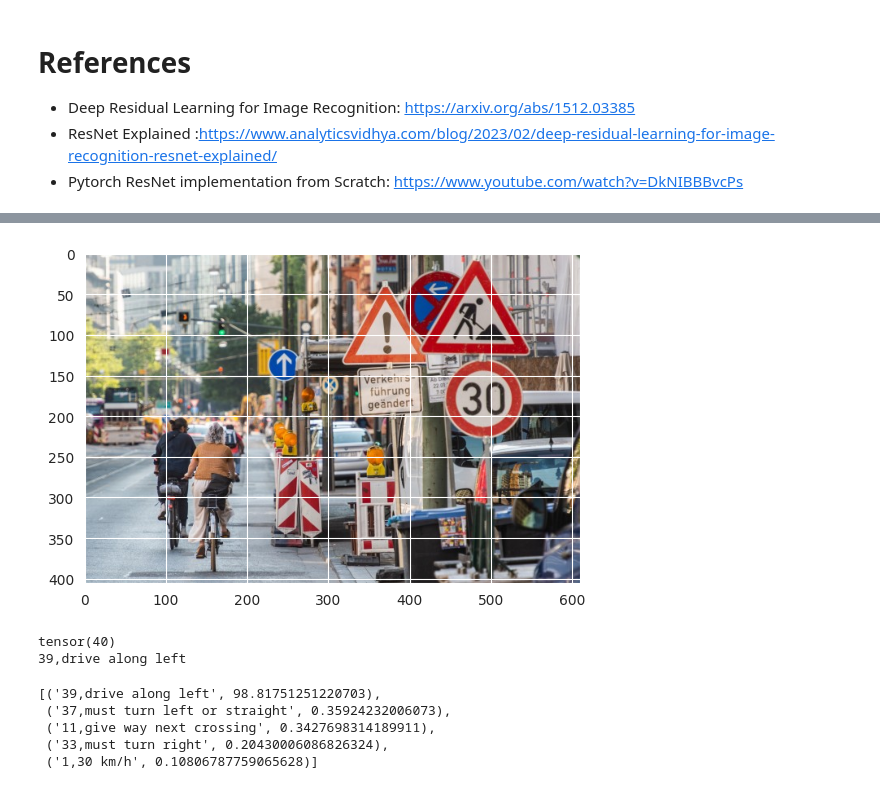
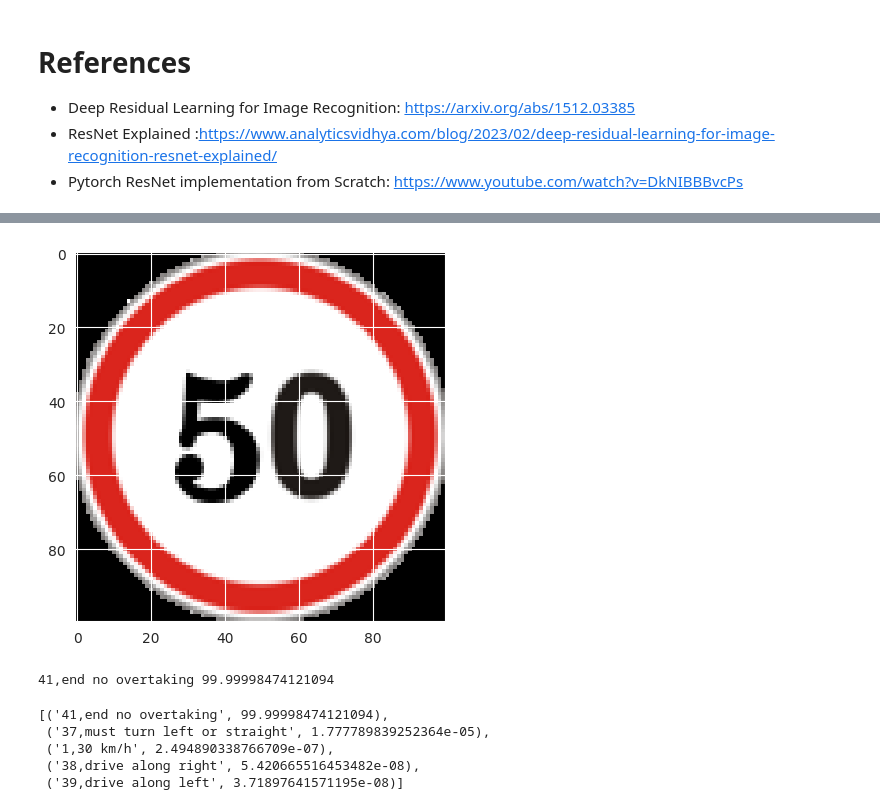
Before and after one commit to a-schulz/aai-selfdriving-cars, a Jupyter notebook: src/traffic-signs-recognition-resnet-from-scratch.ipynb, the cells around one changed output, grey strips where cells are left out. Saved outputs shown, nothing was run; the diff lists cells and outputs as text; code cells hidden in the pictures.

Commit message:
trained new model

```diff
--- a/src/traffic-signs-recognition-resnet-from-scratch.ipynb
+++ b/src/traffic-signs-recognition-resnet-from-scratch.ipynb
@@ -447,20 +443,18 @@ def Train(model, device, criterion, optimizer, num_epochs, batch_size, dataloade
     torch.save(model.state_dict(), out_path)
     return print('Best validation Accuracy: {:4f}'.format(best_acc))
 # %%
-print(os.getenv("PYTORCH_CUDA_ALLOC_CONF"))
+# print(os.getenv("PYTORCH_CUDA_ALLOC_CONF"))
 
-# INFO: GPU has to less memory to train the model
-#set device
-# device = torch.device("cuda" if torch.cuda.is_available() else "cpu")
-
+device = torch.device("cuda" if torch.cuda.is_available() else "cpu")
+print("device is:", device)
 model = ResNet50(img_channel=3, num_classes=43)
-# model.to(device)
-# criterion = nn.CrossEntropyLoss()
-# optimizer = optim.Adam(model.parameters(), lr=0.001)
-# num_epochs = 10
-# batch_size = 2
-out_path = os.path.join(os.getcwd(), "traffic_sign_model/best_model.pt")
+model.to(device)
+criterion = nn.CrossEntropyLoss()
+optimizer = optim.Adam(model.parameters(), lr=0.001)
+num_epochs = 5
+batch_size = 4
+out_path = os.path.join(os.getcwd(), "traffic_sign_model/best_model"+ "_cuda.pt" if torch.cuda.is_available() else "_cpu.pt")
 
 #train the model
-# Train(model, device, criterion, optimizer, num_epochs, batch_size, dataloaders, out_path)
+# Train(model, device, criterion, optimizer, num_epochs, batch_size, getDataloaders(batch_size), out_path)
 # %% [output]
@@ -518,7 +512,8 @@ preprocess = transforms.Compose([
     )])
 # %%
 import os
-img_path = os.path.join(os.path.dirname((os.getcwd())), "dataset/test_data/test1.jpg")
+# img_path = os.path.join(os.path.dirname((os.getcwd())), "dataset/test_data/test1.jpg")
+img_path = "/home/a-schulz/kaggle/gtsrb-german-traffic-sign/Meta/2.png"
 # %%
 # Using cv2 to load image
 # import cv2
@@ -565,16 +560,22 @@ img_path = os.path.join(os.path.dirname((os.getcwd())), "dataset/test_data/test1
 # %%
 # Load the image
 from PIL import Image
 img_cat = Image.open(img_path).convert('RGB')
 plt.imshow(img_cat)
 # Pass the image for preprocessing and the image preprocessed
 img_cat_preprocessed = preprocess(img_cat)
-# Reshape, crop, and normalize the input tensor for feeding into network for evaluation
+img_cat_preprocessed = img_cat_preprocessed.to(device)  # Move tensor to the same device as the model
+
+# Reshape, crop, and normalize the input tensor for feeding into the network for evaluation
 batch_img_cat_tensor = torch.unsqueeze(img_cat_preprocessed, 0)
-# Get the predictions of image
+
+# Make sure the model is on the same device as the input tensor
+model.to(device)
+
+# Get the predictions of the image
 out = model(batch_img_cat_tensor)
 # %% [output]
-[figure, old version]
+[figure, new version]
 # %%
 with open(os.path.join(os.getcwd(),'traffic_sign_model/classid_label.csv')) as f:
     labels = [line.strip() for line in f.readlines()]
@@ -598,10 +599,9 @@ print(labels[index[0]], percentage[index[0]].item())
 _, indices = torch.sort(out, descending=True)
 [(labels[idx], percentage[idx].item()) for idx in indices[0][:5]]
 # %% [output]
-tensor(40)
-39,drive along left
+41,end no overtaking 99.99998474121094
-[('39,drive along left', 98.81751251220703),
- ('37,must turn left or straight', 0.35924232006073),
- ('11,give way next crossing', 0.3427698314189911),
- ('33,must turn right', 0.20430006086826324),
- ('1,30 km/h', 0.10806787759065628)]
+[('41,end no overtaking', 99.99998474121094),
+ ('37,must turn left or straight', 1.777789839252364e-05),
+ ('1,30 km/h', 2.494890338766709e-07),
+ ('38,drive along right', 5.420665516453482e-08),
+ ('39,drive along left', 3.71897641571195e-08)]
```
Also changed, not shown: parts of 4 cells of this notebook, 3 other files.
